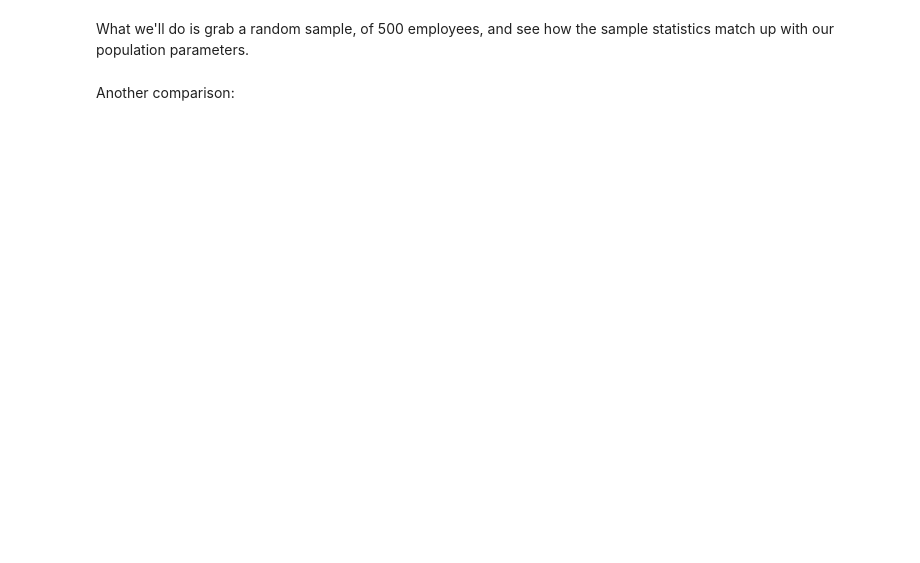
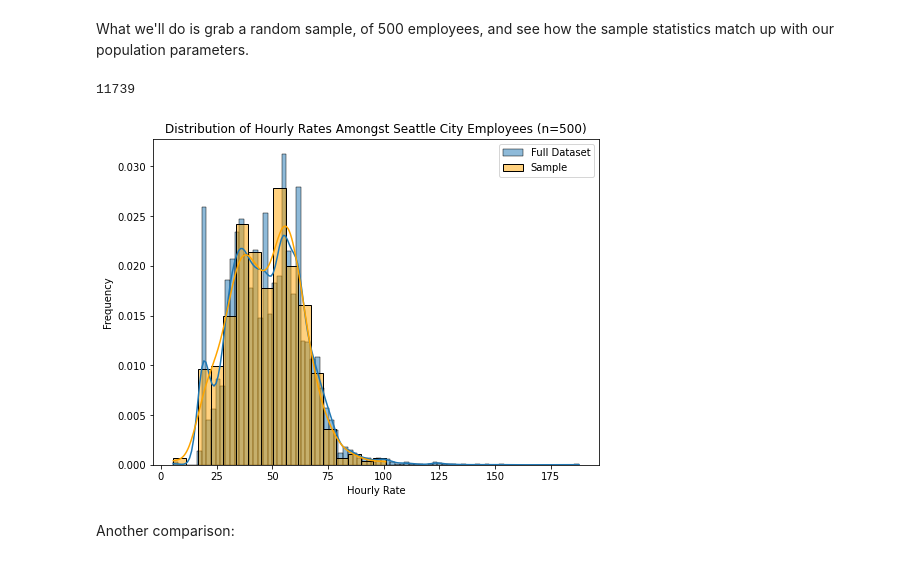
Before and after one commit to t36yang/NYCDS103122_JP, a Jupyter notebook: DistributionsIntro/Distributions-Sampling.ipynb, the cells around one changed output. Drawn from its saved outputs; the diff is of its cells as text; code cells hidden in the pictures; blank space fills up the shorter version.

```diff
--- a/DistributionsIntro/Distributions-Sampling.ipynb
+++ b/DistributionsIntro/Distributions-Sampling.ipynb
@@ -123,22 +142,30 @@ random.seed(2021)
 # set our parameters
 sample_size = 500
 total_employees = len(df)
+# %%
+total_employees
+# %% [output]
+11739
 # %%
 # Sample 500 random employees
-sample = df.sample(sample_size)
+sample = df.sample(500)
 # %%
 #Make a visualization that shows the distribution of hourly rate
+import matplotlib.pyplot as plt
+import seaborn as sns
 
 plt.figure(figsize=(8,6))
 
 sns.histplot(df['HourlyRate'], label='Full Dataset', stat='density', kde=True)
 sns.histplot(sample['HourlyRate'], label='Sample', stat='density', kde=True, color='orange', alpha=.5)
 
 plt.xlabel("Hourly Rate")
 plt.ylabel("Frequency")
-plt.title("Distribution of Hourly Rates Amongst Seattle City Employees")
+plt.title("Distribution of Hourly Rates Amongst Seattle City Employees (n=500)")
 plt.legend()
 plt.show()
+# %% [output]
+[figure, added]
 # %% [markdown]
 Another comparison:
 # %%
```
Also changed, not shown: parts of 27 cells of this notebook, 21 other files.
